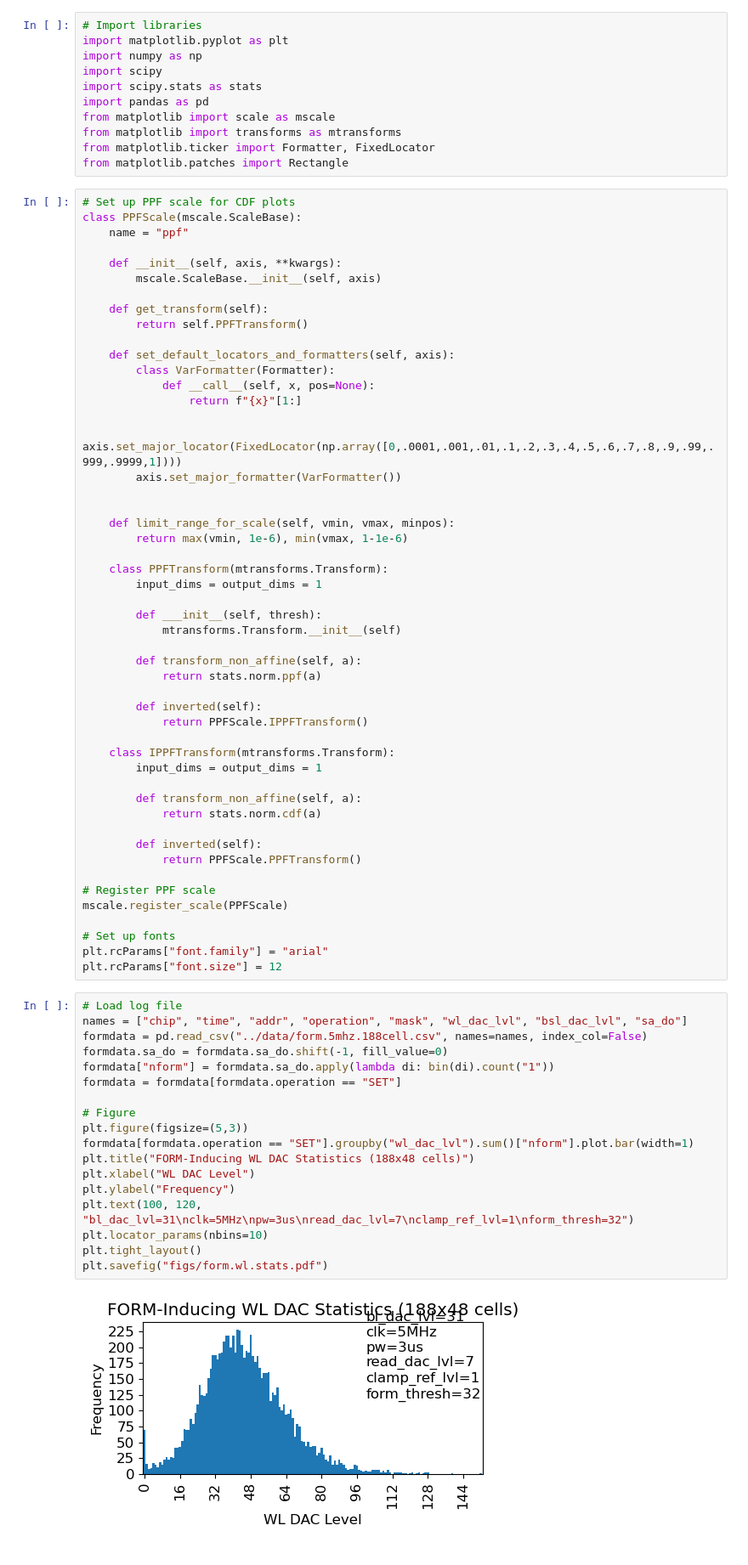
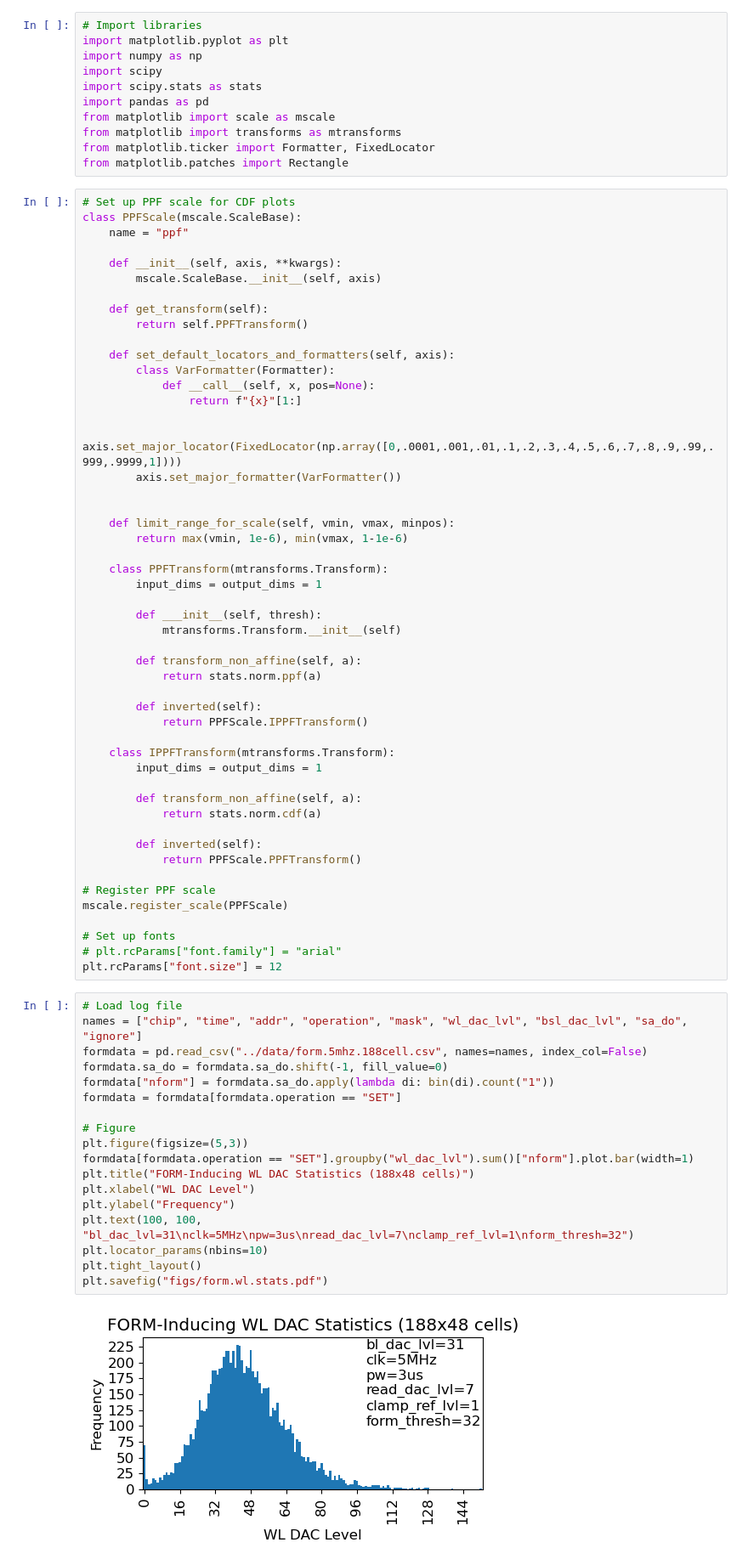
Before and after one commit to akashlevy/ember-python, a Jupyter notebook: analysis/characterizations.ipynb, the cells around one changed output. Shown at 85% size. Drawn from its saved outputs; the diff is of its cells as text.

```diff
--- a/analysis/characterizations.ipynb
+++ b/analysis/characterizations.ipynb
@@ -57,28 +57,28 @@ class PPFScale(mscale.ScaleBase):
 mscale.register_scale(PPFScale)
 
 # Set up fonts
-plt.rcParams["font.family"] = "arial"
+# plt.rcParams["font.family"] = "arial"
 plt.rcParams["font.size"] = 12
 # %%
 # Load log file
-names = ["chip", "time", "addr", "operation", "mask", "wl_dac_lvl", "bsl_dac_lvl", "sa_do"]
+names = ["chip", "time", "addr", "operation", "mask", "wl_dac_lvl", "bsl_dac_lvl", "sa_do", "ignore"]
 formdata = pd.read_csv("../data/form.5mhz.188cell.csv", names=names, index_col=False)
 formdata.sa_do = formdata.sa_do.shift(-1, fill_value=0)
 formdata["nform"] = formdata.sa_do.apply(lambda di: bin(di).count("1"))
 formdata = formdata[formdata.operation == "SET"]
 
 # Figure
 plt.figure(figsize=(5,3))
 formdata[formdata.operation == "SET"].groupby("wl_dac_lvl").sum()["nform"].plot.bar(width=1)
 plt.title("FORM-Inducing WL DAC Statistics (188x48 cells)")
 plt.xlabel("WL DAC Level")
 plt.ylabel("Frequency")
-plt.text(100, 120, "bl_dac_lvl=31\nclk=5MHz\npw=3us\nread_dac_lvl=7\nclamp_ref_lvl=1\nform_thresh=32")
+plt.text(100, 100, "bl_dac_lvl=31\nclk=5MHz\npw=3us\nread_dac_lvl=7\nclamp_ref_lvl=1\nform_thresh=32")
 plt.locator_params(nbins=10)
 plt.tight_layout()
 plt.savefig("figs/form.wl.stats.pdf")
 # %% [output]
-[figure, old version]
+[figure, new version]
 # %%
 # Load log file
 names = ["addr", "time"] + ["read_" + str(i) for i in range(48)]
```
Also changed, not shown: parts of 5 cells of this notebook, 17 other files.
